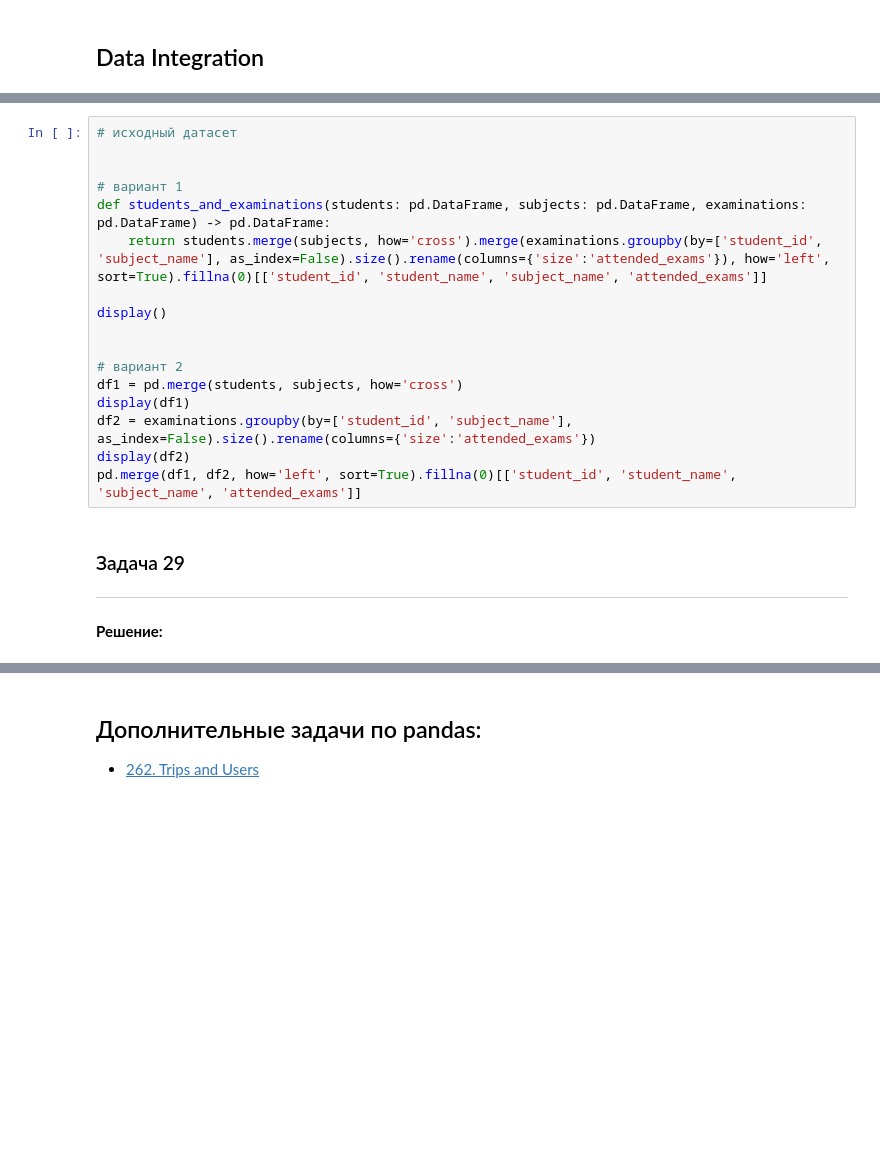
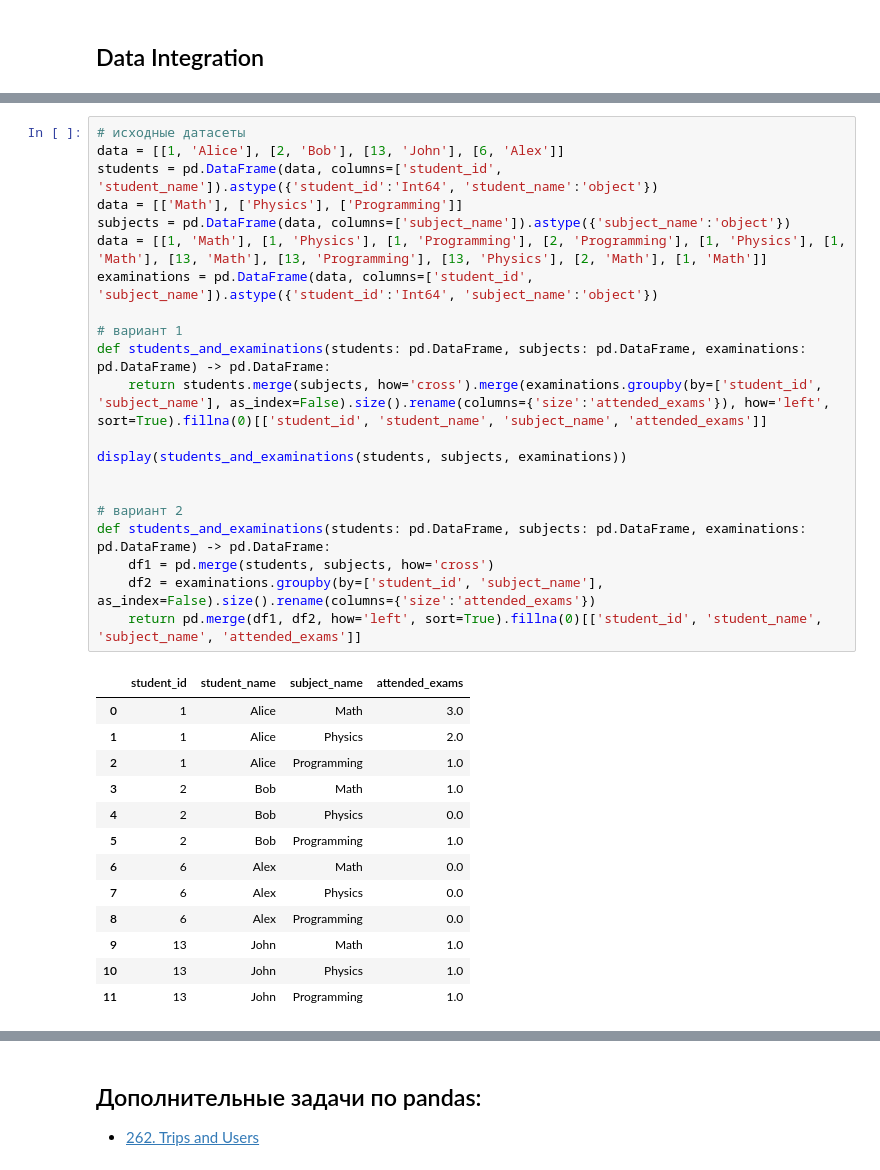
Before and after one commit to yazon315/LeetCode, a Jupyter notebook: 30_days_of_pandas.ipynb, the cells around one changed output, grey strips where cells are left out. Drawn from its saved outputs; the diff is of its cells as text; blank space fills up the shorter version.

```diff
--- a/30_days_of_pandas.ipynb
+++ b/30_days_of_pandas.ipynb
@@ -1608,24 +1942,35 @@ display()
 # %%
-# исходный датасет
-
+# исходные датасеты
+data = [[1, 'Alice'], [2, 'Bob'], [13, 'John'], [6, 'Alex']]
+students = pd.DataFrame(data, columns=['student_id', 'student_name']).astype({'student_id':'Int64', 'student_name':'object'})
+data = [['Math'], ['Physics'], ['Programming']]
+subjects = pd.DataFrame(data, columns=['subject_name']).astype({'subject_name':'object'})
+data = [[1, 'Math'], [1, 'Physics'], [1, 'Programming'], [2, 'Programming'], [1, 'Physics'], [1, 'Math'], [13, 'Math'], [13, 'Programming'], [13, 'Physics'], [2, 'Math'], [1, 'Math']]
+examinations = pd.DataFrame(data, columns=['student_id', 'subject_name']).astype({'student_id':'Int64', 'subject_name':'object'})
 
 # вариант 1
 def students_and_examinations(students: pd.DataFrame, subjects: pd.DataFrame, examinations: pd.DataFrame) -> pd.DataFrame:
     return students.merge(subjects, how='cross').merge(examinations.groupby(by=['student_id', 'subject_name'], as_index=False).size().rename(columns={'size':'attended_exams'}), how='left', sort=True).fillna(0)[['student_id', 'student_name', 'subject_name', 'attended_exams']]
 
-display()
+display(students_and_examinations(students, subjects, examinations))
 
 
 # вариант 2
-df1 = pd.merge(students, subjects, how='cross')
-display(df1)
-df2 = examinations.groupby(by=['student_id', 'subject_name'], as_index=False).size().rename(columns={'size':'attended_exams'})
-display(df2)
-pd.merge(df1, df2, how='left', sort=True).fillna(0)[['student_id', 'student_name', 'subject_name', 'attended_exams']]
+def students_and_examinations(students: pd.DataFrame, subjects: pd.DataFrame, examinations: pd.DataFrame) -> pd.DataFrame:
+    df1 = pd.merge(students, subjects, how='cross')
+    df2 = examinations.groupby(by=['student_id', 'subject_name'], as_index=False).size().rename(columns={'size':'attended_exams'})
+    return pd.merge(df1, df2, how='left', sort=True).fillna(0)[['student_id', 'student_name', 'subject_name', 'attended_exams']]
+# %% [output]
+|  | student_id | student_name | subject_name | attended_exams |
+| 0 | 1 | Alice | Math | 3.0 |
+| 1 | 1 | Alice | Physics | 2.0 |
+| 2 | 1 | Alice | Programming | 1.0 |
+| 3 | 2 | Bob | Math | 1.0 |
+| 4 | 2 | Bob | Physics | 0.0 |
+| 5 | 2 | Bob | Programming | 1.0 |
+| 6 | 6 | Alex | Math | 0.0 |
+| 7 | 6 | Alex | Physics | 0.0 |
+| 8 | 6 | Alex | Programming | 0.0 |
+| 9 | 13 | John | Math | 1.0 |
+| 10 | 13 | John | Physics | 1.0 |
+| 11 | 13 | John | Programming | 1.0 |
-# %% [markdown]
-### Задача 29
-
-****
-
-
-**Решение:**
```
Also changed, not shown: parts of 23 cells of this notebook.
